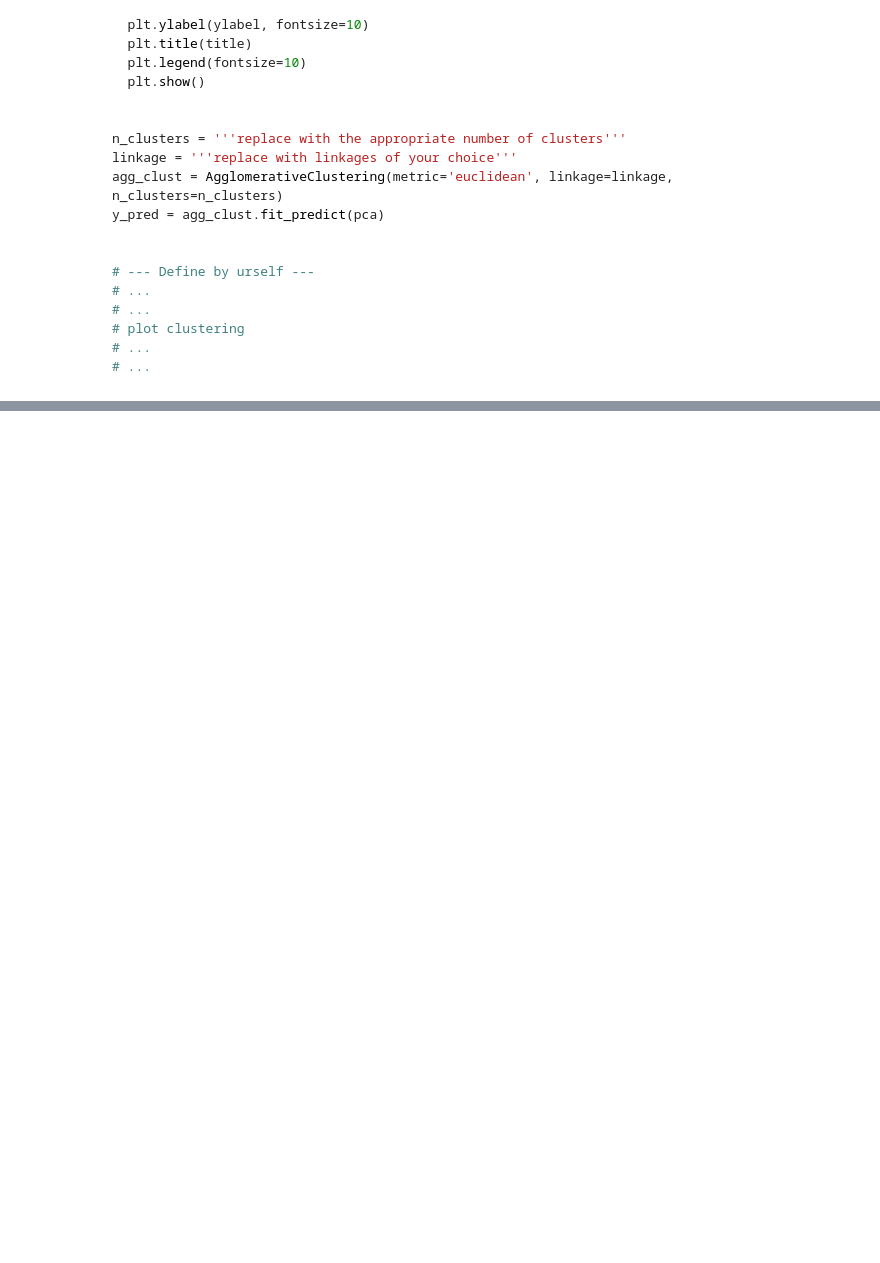
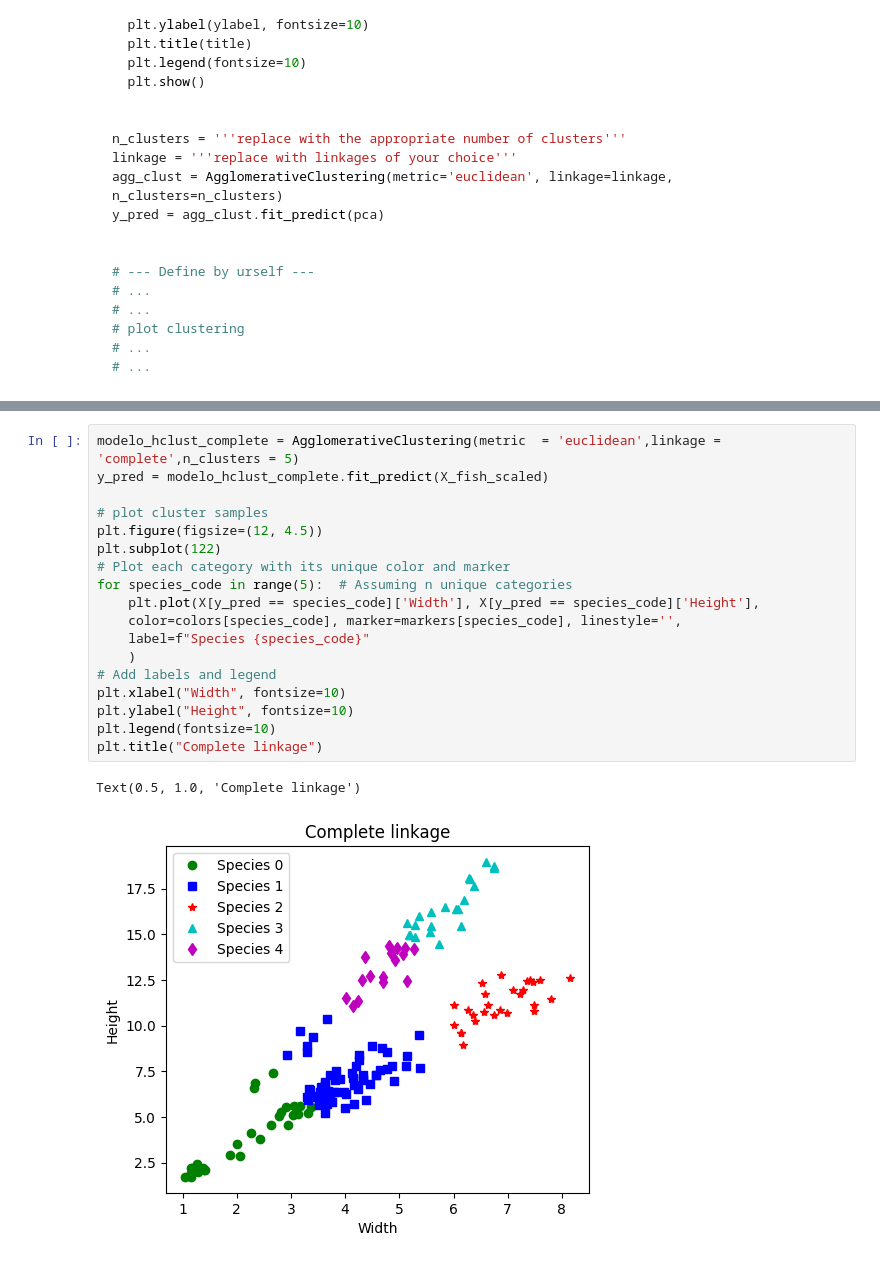
Before and after one commit to worachote1/Machine-Learning-Lab-KMITL, a Jupyter notebook: week_6_hw/W6-2_AgglomerativeClustering & Kmean.ipynb, the cells around one changed output, grey strips where cells are left out. Drawn from its saved outputs; the diff is of its cells as text; blank space fills up the shorter version.

```diff
--- a/week_6_hw/W6-2_AgglomerativeClustering & Kmean.ipynb
+++ b/week_6_hw/W6-2_AgglomerativeClustering & Kmean.ipynb
@@ -555,0 +638,21 @@ y_pred = agg_clust.fit_predict(pca)
+# %%
+modelo_hclust_complete = AgglomerativeClustering(metric  = 'euclidean',linkage = 'complete',n_clusters = 5)
+y_pred = modelo_hclust_complete.fit_predict(X_fish_scaled)
+
+# plot cluster samples
+plt.figure(figsize=(12, 4.5))
+plt.subplot(122)
+# Plot each category with its unique color and marker
+for species_code in range(5):  # Assuming n unique categories
+    plt.plot(X[y_pred == species_code]['Width'], X[y_pred == species_code]['Height'],
+    color=colors[species_code], marker=markers[species_code], linestyle='',
+    label=f"Species {species_code}"
+    )
+# Add labels and legend
+plt.xlabel("Width", fontsize=10)
+plt.ylabel("Height", fontsize=10)
+plt.legend(fontsize=10)
+plt.title("Complete linkage")
+# %% [output]
+Text(0.5, 1.0, 'Complete linkage')
+[figure, added]
```
Also changed, not shown: parts of 10 cells of this notebook, 6 other files.
